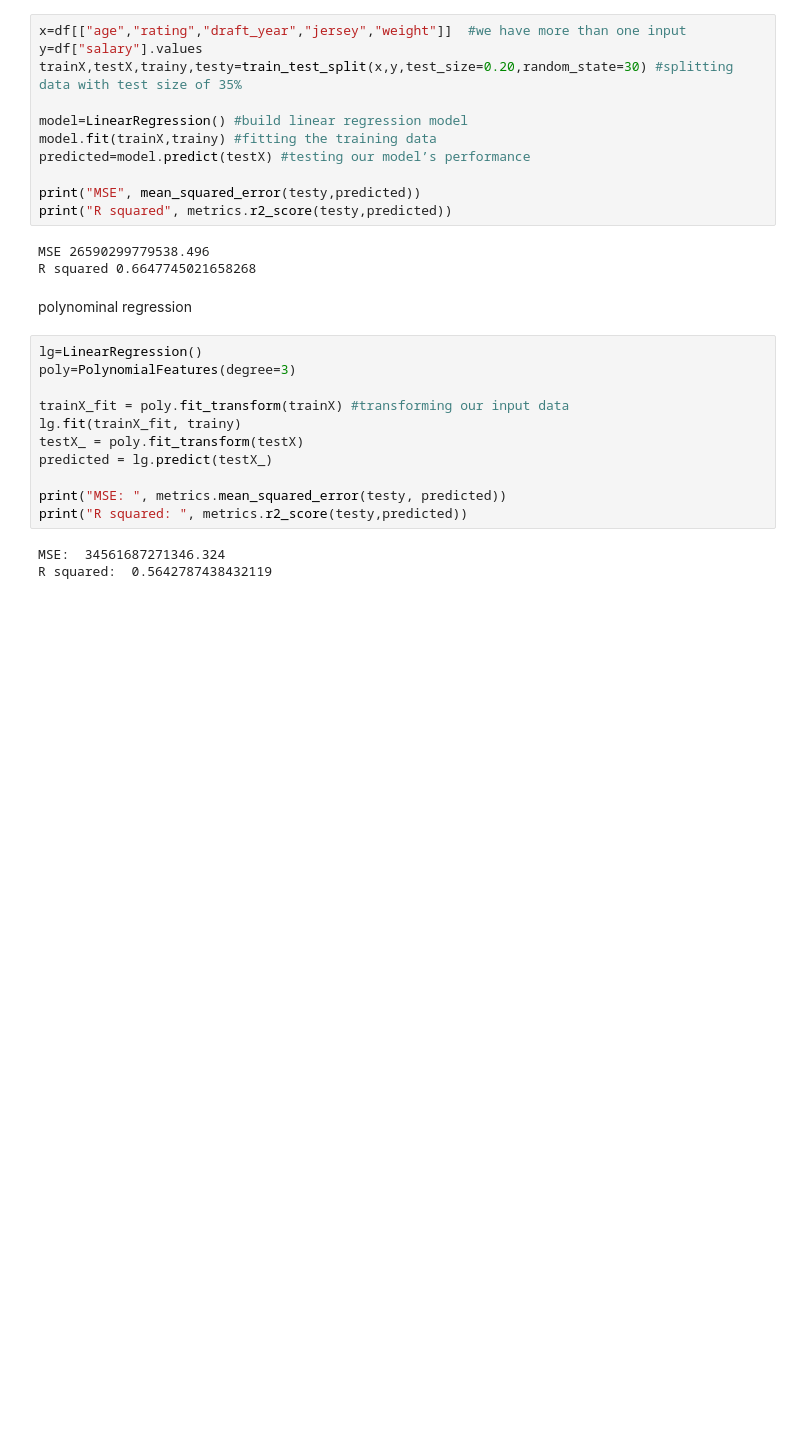
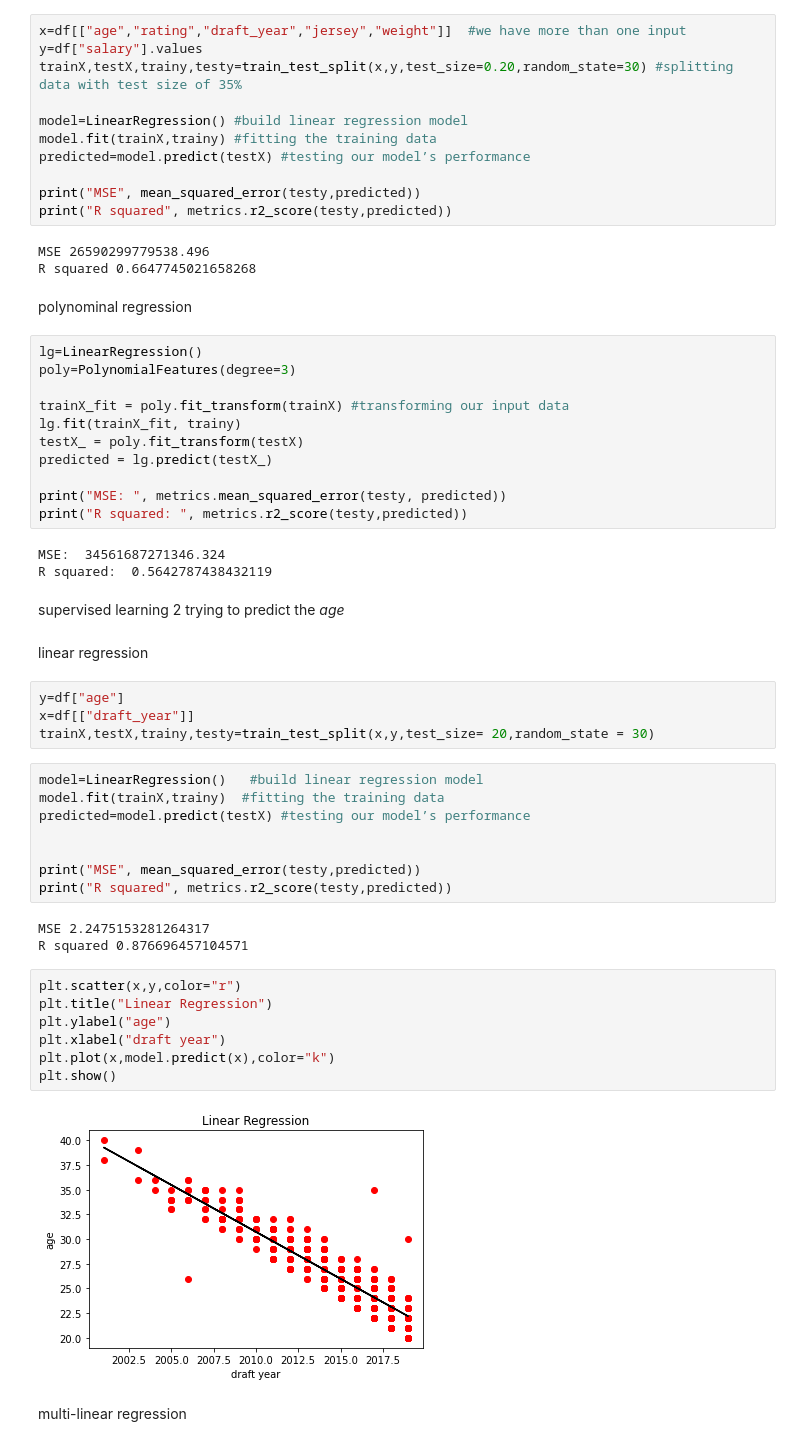
Before and after one commit to elyesboujelben1/gomycode, a Jupyter notebook: final_project.ipynb, the cells around one changed output. Saved outputs shown, nothing was run; the diff lists cells and outputs as text; blank space fills up the shorter version.

```diff
--- a/final_project.ipynb
+++ b/final_project.ipynb
@@ -504,3 +489,34 @@ print("R squared: ", metrics.r2_score(testy,predicted))
 # %% [output]
 MSE:  34561687271346.324
 R squared:  0.5642787438432119
+# %% [markdown]
+supervised learning 2
+trying to predict the *age*
+# %% [markdown]
+linear regression
+# %%
+y=df["age"]
+x=df[["draft_year"]]
+trainX,testX,trainy,testy=train_test_split(x,y,test_size= 20,random_state = 30)
+# %%
+model=LinearRegression()   #build linear regression model
+model.fit(trainX,trainy)  #fitting the training data
+predicted=model.predict(testX) #testing our model’s performance
+
+
+print("MSE", mean_squared_error(testy,predicted))
+print("R squared", metrics.r2_score(testy,predicted))
+# %% [output]
+MSE 2.2475153281264317
+R squared 0.876696457104571
+# %%
+plt.scatter(x,y,color="r")
+plt.title("Linear Regression")
+plt.ylabel("age")
+plt.xlabel("draft year")
+plt.plot(x,model.predict(x),color="k")
+plt.show()
+# %% [output]
+[figure, added]
+# %% [markdown]
+multi-linear regression
```
Also changed, not shown: parts of 5 cells of this notebook.
